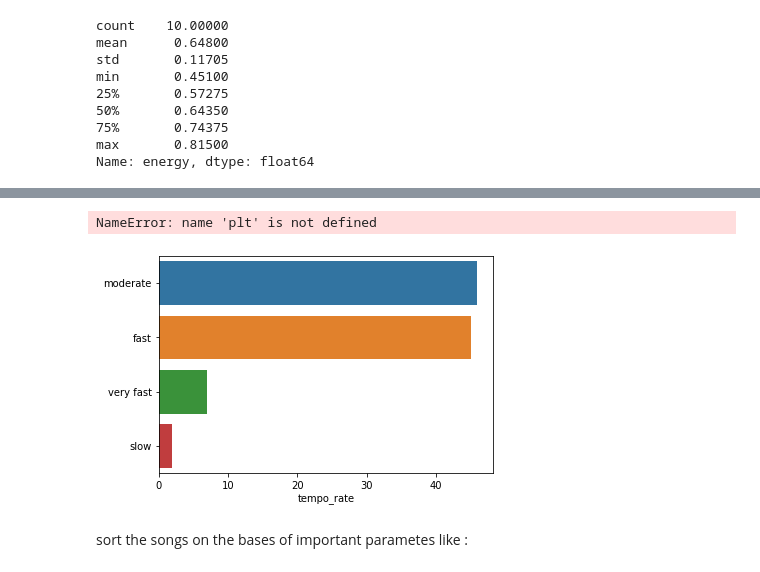
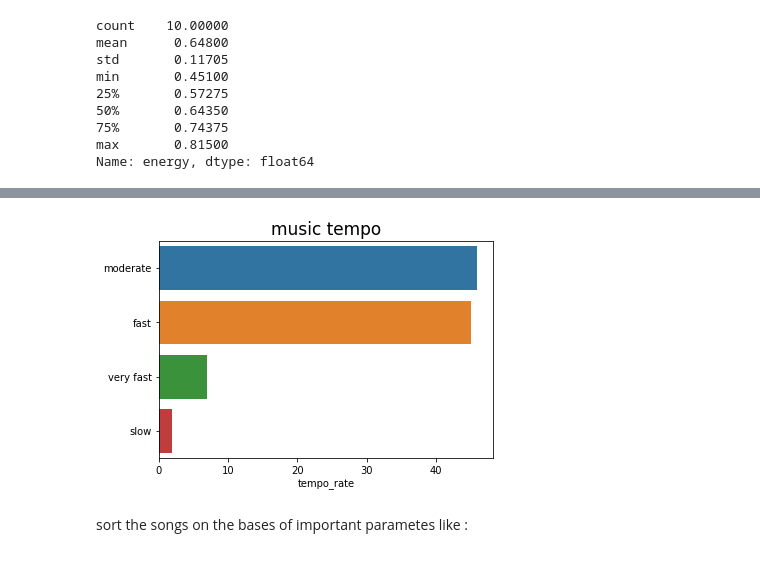
Before and after one commit to fneitzel/DataAnalysisOnMusicPreferences, a Jupyter notebook: exploration/2017.ipynb, the cells around one changed output, grey strips where cells are left out. Saved outputs shown, nothing was run; the diff lists cells and outputs as text; code cells hidden in the pictures.

```diff
--- a/exploration/2017.ipynb
+++ b/exploration/2017.ipynb
@@ -18,9 +18,9 @@ py.init_notebook_mode(connected=True)
 import plotly.graph_objs as go
 import plotly.tools as tls
 # %%
-df_2017=pd.read_csv('../Data/datasets_top50-2017.csv')
-df_2018=pd.read_csv('../Data/datasets_top50-2018.csv')
-df_2019=pd.read_csv('../Data/datasets_top50-2019.csv',encoding='latin-1')
+df_2017=pd.read_csv('../data/datasets_top50-2017.csv')
+df_2018=pd.read_csv('../data/datasets_top50-2018.csv')
+df_2019=pd.read_csv('../data/datasets_top50-2019.csv',encoding='latin-1')
 # %%
 def data_properties(year):
     print("properties for year are as follows :\n")
@@ -196,11 +196,10 @@ Name: tempo_rate, dtype: int64
 # %%
 sns.barplot(x=pd.DataFrame(df_2017['tempo_rate'].value_counts()).tempo_rate,
             y=pd.DataFrame(df_2017['tempo_rate'].value_counts()).index
            )
-plt.title('music tempo');
+plt.title('music tempo', fontsize=17);
 # %% [output]
-NameError: name 'plt' is not defined
-[figure, old version]
+[figure, new version]
 # %% [markdown]
 sort the songs on the bases of important parametes like :
 # %%
```
Also changed, not shown: parts of 23 cells of this notebook, 17 other files.
